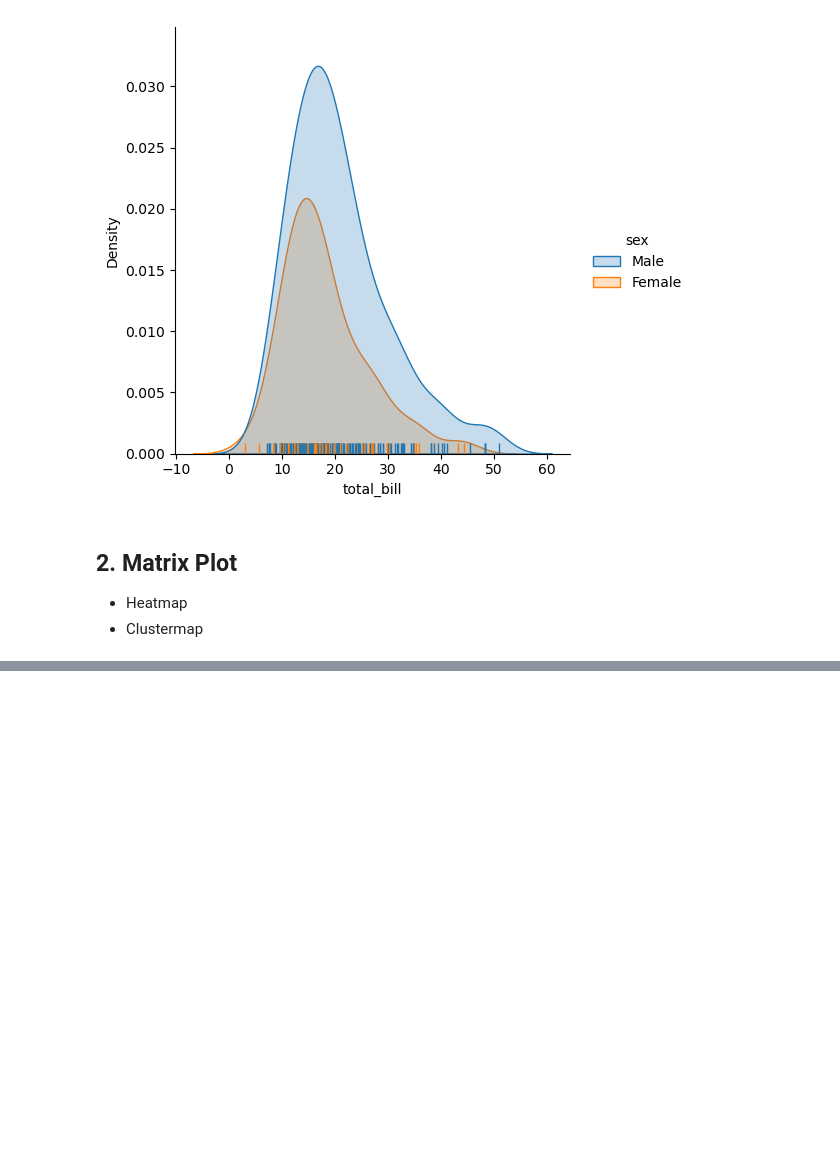
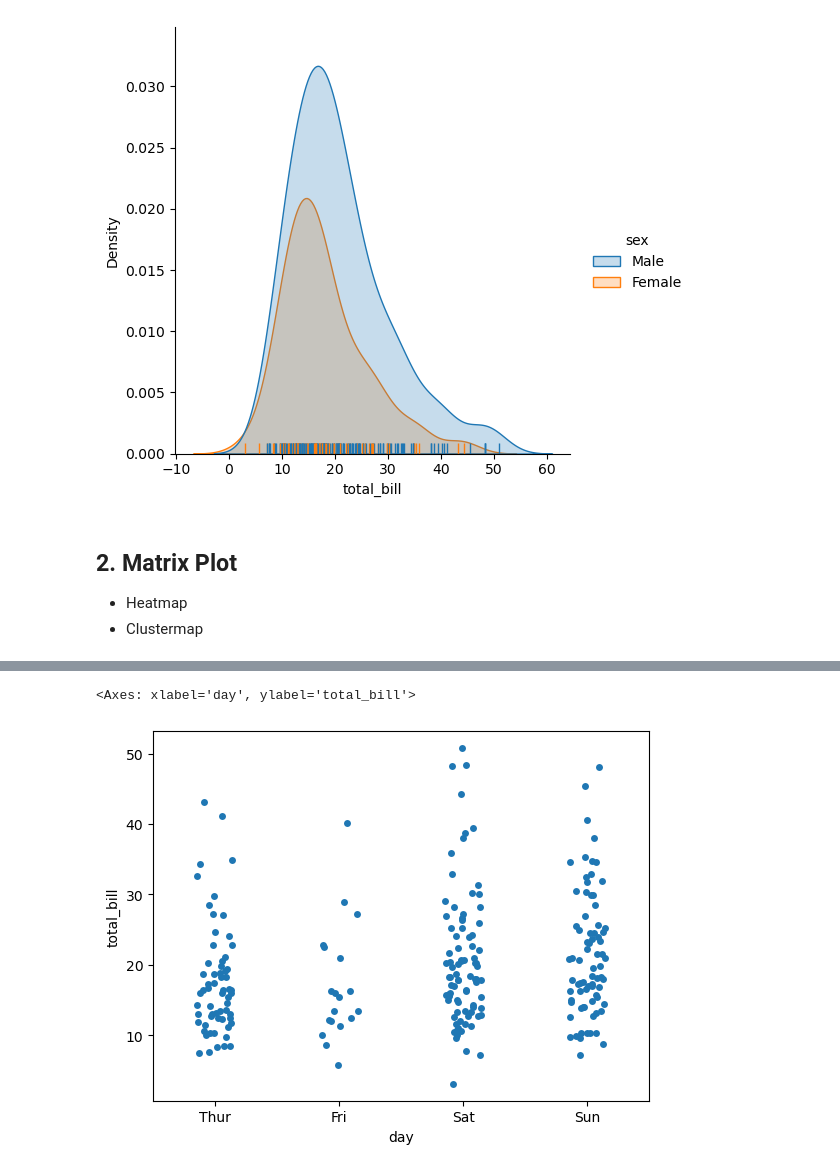
Before and after one commit to hirenkanzariya01/Data-visualization-, a Jupyter notebook: seaborn.ipynb, the cells around one changed output, grey strips where cells are left out. Drawn from its saved outputs; the diff is of its cells as text; code cells hidden in the pictures; blank space fills up the shorter version.

```diff
--- a/seaborn.ipynb
+++ b/seaborn.ipynb
@@ -150,0 +207,4 @@ sns.displot(data=tips, rug=True, x ='total_bill', kind='kde', hue='sex', fill=Tr
+# %%
+tips = sns.load_dataset('tips')
+iris = sns.load_dataset('iris')
+tips.head()
@@ -150,0 +218,6 @@ sns.displot(data=tips, rug=True, x ='total_bill', kind='kde', hue='sex', fill=Tr
+# %%
+# Stripeplot
+sns.stripplot(data=tips , x = 'day', y='total_bill', jitter=0.15)
+# %% [output]
+<Axes: xlabel='day', ylabel='total_bill'>
+[figure, added]
```
Also changed, not shown: parts of 15 cells of this notebook.
